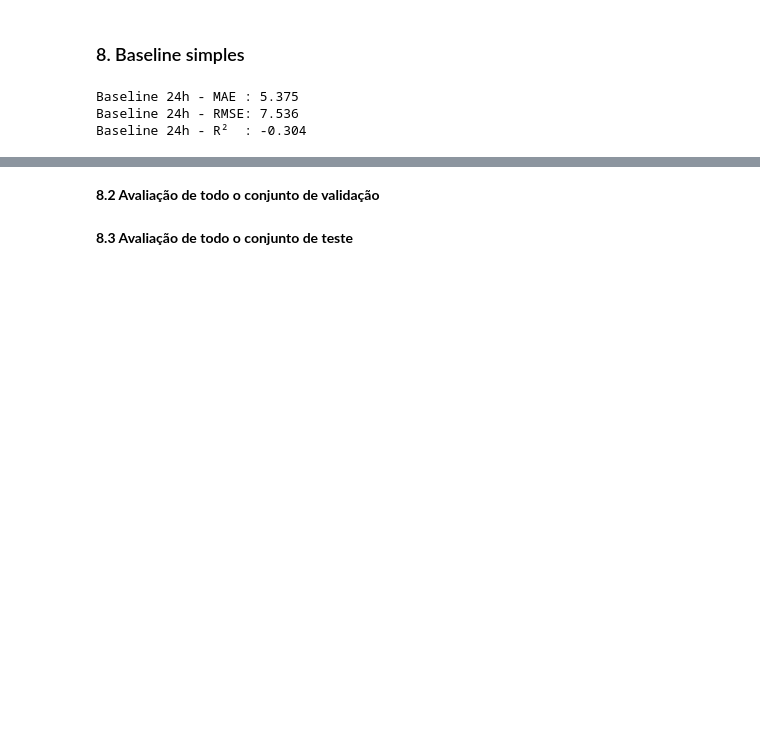
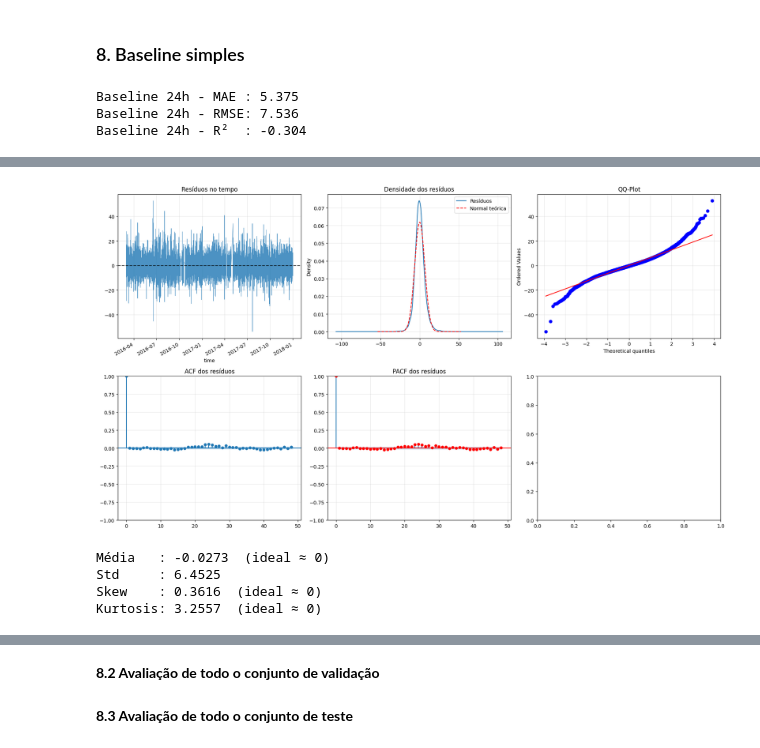
Before and after one commit to izabelcmn/respira_sp, a Jupyter notebook: notebook/izabelcmn_sarimax.ipynb, the cells around one changed output, grey strips where cells are left out. Cells and saved outputs as stored; diff of their text form; code cells hidden in the pictures; blank space fills up the shorter version.

```diff
--- a/notebook/izabelcmn_sarimax.ipynb
+++ b/notebook/izabelcmn_sarimax.ipynb
@@ -604,5 +672,5 @@ model = SARIMAX(
     enforce_invertibility=False
 )
 # %%
-# results = model.fit()
+results = model.fit()
 # %%
@@ -682,27 +778,65 @@ model = SARIMAX(
 # %%
-# # avaliando os resíduos
-# residuals = pd.Series(
-#     results.resid,
-#     index=y_train.index,
-#     name="residuals"
-# )
+# avaliando os resíduos
+residuals = pd.Series(
+    results.resid,
+    index=y_train.index,
+    name="residuals"
+)
 
-# residuals = residuals.dropna()
+residuals = residuals.dropna()
 # %%
-# fig, ax = plt.subplots(1, 2, figsize=(16, 4))
+ig, axes = plt.subplots(2, 3, figsize=(18, 10))
+fig.suptitle("Análise de Resíduos — SARIMAX(3,1,1)(0,1,1,24)", fontsize=13)
 
-# residuals.plot(
-#     ax=ax[0],
-#     title="Resíduos do SARIMAX"
-# )
 
-# residuals.plot(
-#     kind="kde",
-#     ax=ax[1],
-#     title="Densidade dos resíduos"
-# )
+residuals.plot(ax=axes[0, 0], linewidth=0.7, alpha=0.8)
+axes[0, 0].axhline(0, color="black", linestyle="--", alpha=0.7)
+axes[0, 0].set_title("Resíduos no tempo")
+axes[0, 0].grid(alpha=0.3)
 
-# ax[0].axhline(0, color="black", linestyle="--", alpha=0.7)
 
-# plt.tight_layout()
-# plt.show()
+
+residuals.plot(kind="kde", ax=axes[0, 1], label="Resíduos")
+x = np.linspace(residuals.min(), residuals.max(), 200)
+axes[0, 1].plot(
+    x,
+    stats.norm.pdf(x, residuals.mean(), residuals.std()),
+    "r--", label="Normal teórica"
+)
+axes[0, 1].set_title("Densidade dos resíduos")
+axes[0, 1].legend()
+axes[0, 1].grid(alpha=0.3)
+
+
+
+stats.probplot(residuals, dist="norm", plot=axes[0, 2])
+axes[0, 2].set_title("QQ-Plot")
+axes[0, 2].grid(alpha=0.3)
+
+
+
+plot_acf(residuals, lags=48, ax=axes[1, 0], alpha=0.05)
+axes[1, 0].set_title("ACF dos resíduos")
+axes[1, 0].grid(alpha=0.3)
+
+
+plot_pacf(residuals, lags=48, method="ywm", ax=axes[1, 1], color="r")
+axes[1, 1].set_title("PACF dos resíduos")
+axes[1, 1].grid(alpha=0.3)
+
+
+
+plt.tight_layout()
+plt.show()
+
+
+print(f"Média   : {residuals.mean():.4f}  (ideal ≈ 0)")
+print(f"Std     : {residuals.std():.4f}")
+print(f"Skew    : {residuals.skew():.4f}  (ideal ≈ 0)")
+print(f"Kurtosis: {residuals.kurtosis():.4f}  (ideal ≈ 0)")
+# %% [output]
+[figure, added]
+Média   : -0.0273  (ideal ≈ 0)
+Std     : 6.4525
+Skew    : 0.3616  (ideal ≈ 0)
+Kurtosis: 3.2557  (ideal ≈ 0)
```
Also changed, not shown: parts of 38 cells of this notebook, 2 other files.
